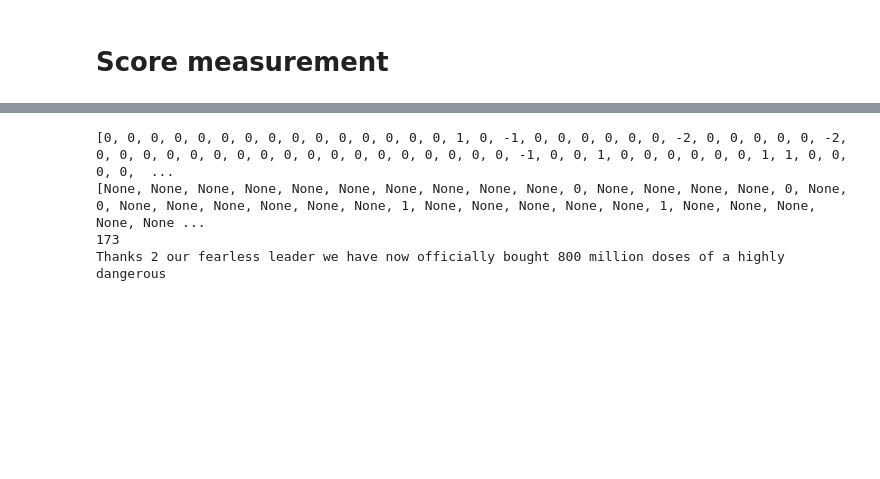
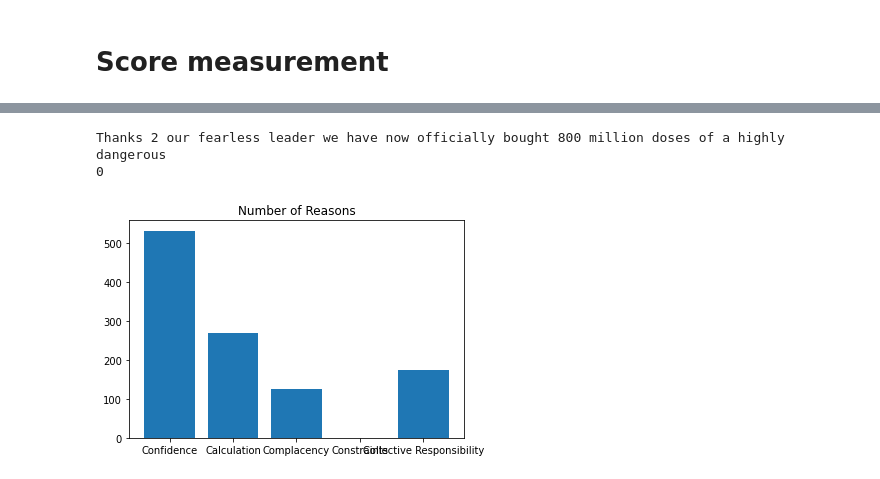
Before and after one commit to wlsgud623/vaccine_tweet_analysis, a Jupyter notebook: VaccineHesistant.ipynb, the cells around one changed output, grey strips where cells are left out. Drawn from its saved outputs; the diff is of its cells as text; code cells hidden in the pictures; blank space fills up the shorter version.

```diff
--- a/VaccineHesistant.ipynb
+++ b/VaccineHesistant.ipynb
@@ -384,12 +396,13 @@ for text in negative_tweet['text']:
-# %%
-print(score_list)
-print(best_reason)
-print(best_reason.count(4))
-print(negative_tweet['text'][15])
-# %% [output]
-[0, 0, 0, 0, 0, 0, 0, 0, 0, 0, 0, 0, 0, 0, 0, 1, 0, -1, 0, 0, 0, 0, 0, 0, -2, 0, 0, 0, 0, 0, -2, 0, 0, 0, 0, 0, 0, 0, 0, 0, 0, 0, 0, 0, 0, 0, 0, 0, 0, -1, 0, 0, 1, 0, 0, 0, 0, 0, 0, 1, 1, 0, 0, 0, 0,  ...
-[None, None, None, None, None, None, None, None, None, None, 0, None, None, None, None, 0, None, 0, None, None, None, None, None, None, 1, None, None, None, None, None, 1, None, None, None, None, None ...
-173
-Thanks 2 our fearless leader we have now officially bought 800 million doses of a highly dangerous
+# %%
+print(negative_tweet['text'][15])
+print(best_reason[15])
+# %% [output]
+Thanks 2 our fearless leader we have now officially bought 800 million doses of a highly dangerous
+0
 # %%
 reason_list = [best_reason.count(0),best_reason.count(1),best_reason.count(2),best_reason.count(3),best_reason.count(4)]
+plt.bar(five_C_model, reason_list)
+plt.title('Number of Reasons')
+plt.show()
+# %% [output]
+[figure, added]
```
Also changed, not shown: parts of 6 cells of this notebook.
